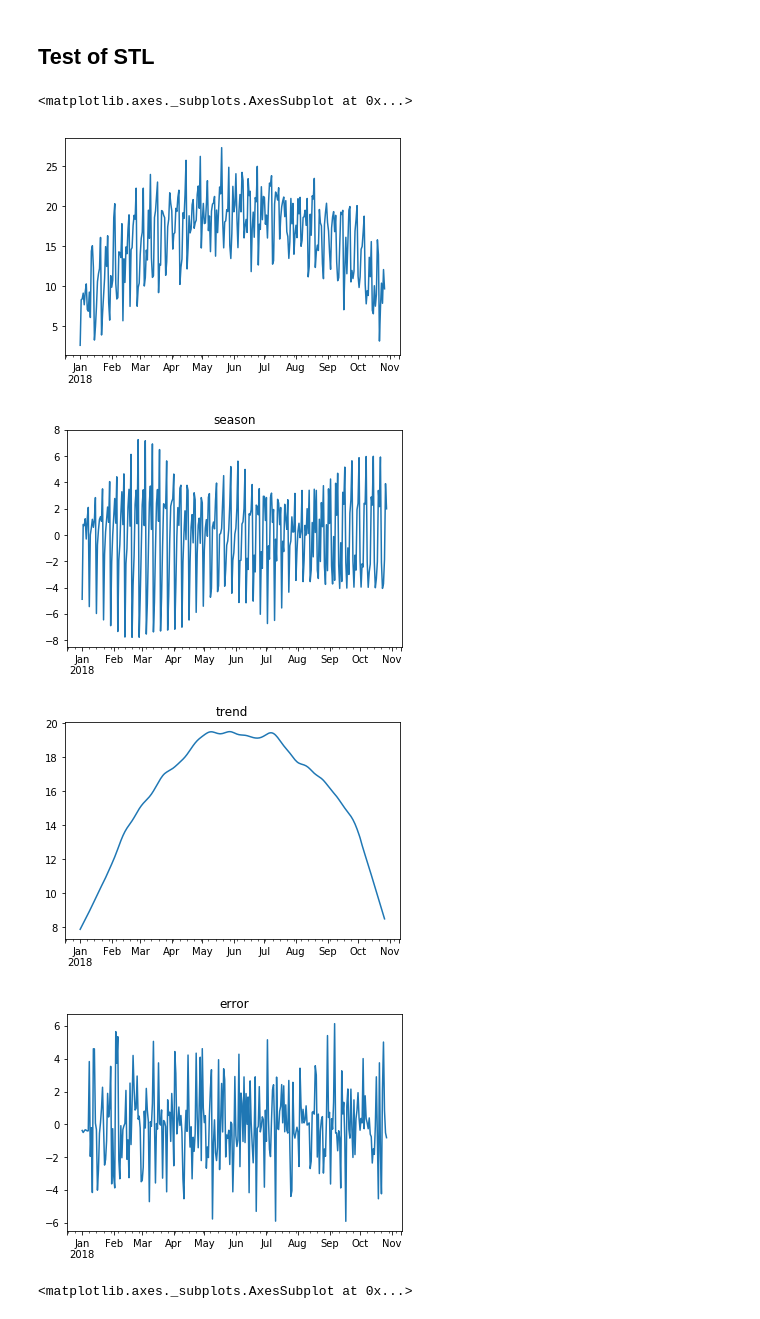
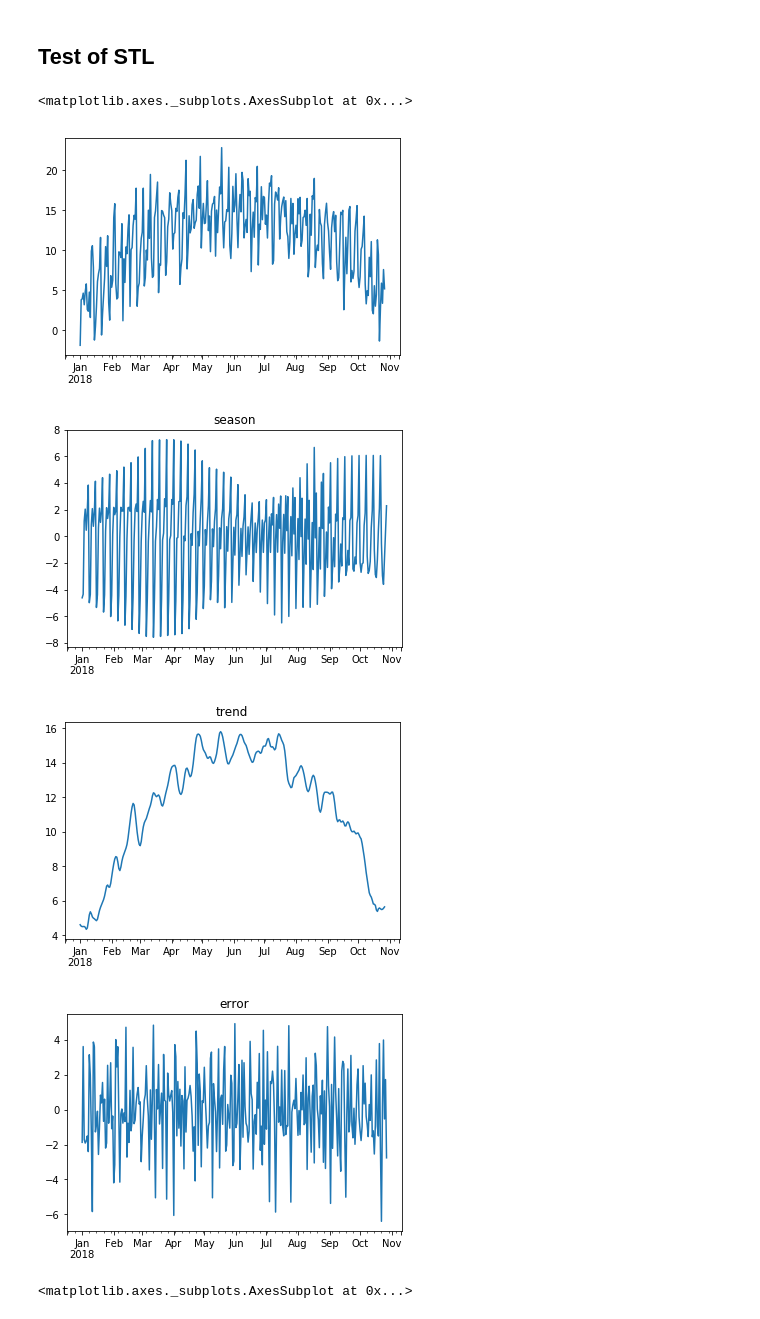
Before and after one commit to sral85/STL, a Jupyter notebook: STL.ipynb, the cells around one changed output. Drawn from its saved outputs; the diff is of its cells as text; code cells hidden in the pictures.

```diff
--- a/STL.ipynb
+++ b/STL.ipynb
@@ -109,11 +109,15 @@ class STL:
         plt.figure()
         self.error.plot(title = 'error')
 
-def stl_decompose(series, n_p, n_s, n_t, n_l = None, n_o = 5, n_i = 2):
+def stl_decompose(series, n_p, n_s, n_t = None, n_l = None, n_o = 5, n_i = 2):
     """ This is the STL-Decomposition from ..."""
 
     if n_l is None:
         n_l = int(np.ceil(n_p) // 2 * 2 + 1)
+    n_s = max(int(np.ceil(n_s) // 2 * 2 + 1), 7)
+    if n_t is None:
+        n_t = 1.5 * n_p / (1 - 1.5 / n_p)
+    n_t = int(np.ceil(n_t) // 2 * 2 + 1)
 
     trend_ts = pd.Series(data = 0, index = series.index)
     robustness_weights = None
@@ -162,21 +166,21 @@ loess_series(series.index, series, q = 10, d = 2).plot()
 np.random.seed(42)
 x = np.arange(0, 300)
 idx = pd.date_range('2018-01-01', periods = len(x))
-season = pd.Series((x % 7) * 1.5, idx)
+season = pd.Series(((x % 7) - 3) * 1.5, idx)
 trend = pd.Series(x * 0.15, idx) - pd.Series(np.power(x * 0.022, 2), idx)
 error = pd.Series(np.random.random(len(x))*7, idx)
 y = season + trend + error
 y.plot()
 # %% [output]
 <matplotlib.axes._subplots.AxesSubplot at 0x...>
-[figure, old version]
+[figure, new version]
 # %%
-decomposition = stl_decompose(y, 7, 13, 50, n_o = 3, n_i = 1)
+decomposition = stl_decompose(y, 7, 21, n_o = 3, n_i = 1)
 decomposition.plot()
 # %% [output]
-[figure, old version]
+[figure, new version]
-[figure, old version]
+[figure, new version]
-[figure, old version]
+[figure, new version]
 # %%
 #Test of Loess
 weights = np.ones(300)
```
Also changed, not shown: parts of 2 cells of this notebook.
